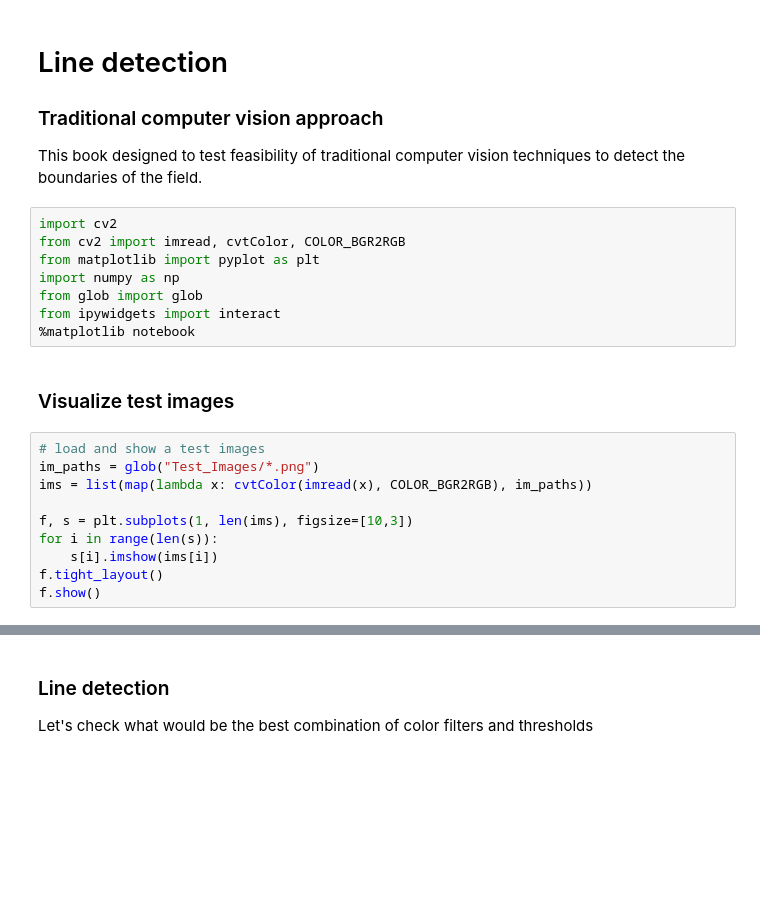
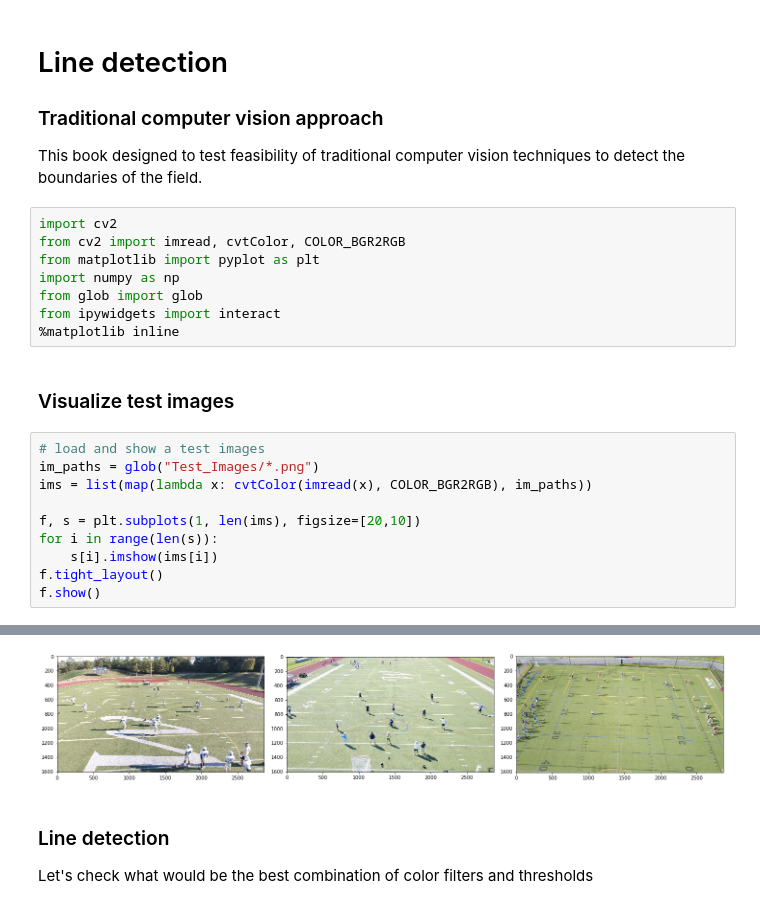
Before and after one commit to aponamarev-arajoy/PlayersBoundingBox, a Jupyter notebook: hypothesis_test.ipynb, the cells around one changed output, grey strips where cells are left out. Cells and saved outputs as stored; diff of their text form; blank space fills up the shorter version.

Commit message:
Fixed visual representations

```diff
--- a/hypothesis_test.ipynb
+++ b/hypothesis_test.ipynb
@@ -10,7 +10,7 @@ from matplotlib import pyplot as plt
 import numpy as np
 from glob import glob
 from ipywidgets import interact
-%matplotlib notebook
+%matplotlib inline
 # %% [markdown]
 ### Visualize test images
 # %%
@@ -18,7 +18,7 @@ from ipywidgets import interact
 im_paths = glob("Test_Images/*.png")
 ims = list(map(lambda x: cvtColor(imread(x), COLOR_BGR2RGB), im_paths))
 
-f, s = plt.subplots(1, len(ims), figsize=[10,3])
+f, s = plt.subplots(1, len(ims), figsize=[20,10])
 for i in range(len(s)):
     s[i].imshow(ims[i])
 f.tight_layout()
@@ -29,3 +27,4 @@ f.show()
+[figure, added]
 # %% [markdown]
 ### Line detection
 Let's check what would be the best combination of color filters and thresholds
```
Also changed, not shown: parts of 4 cells of this notebook.
